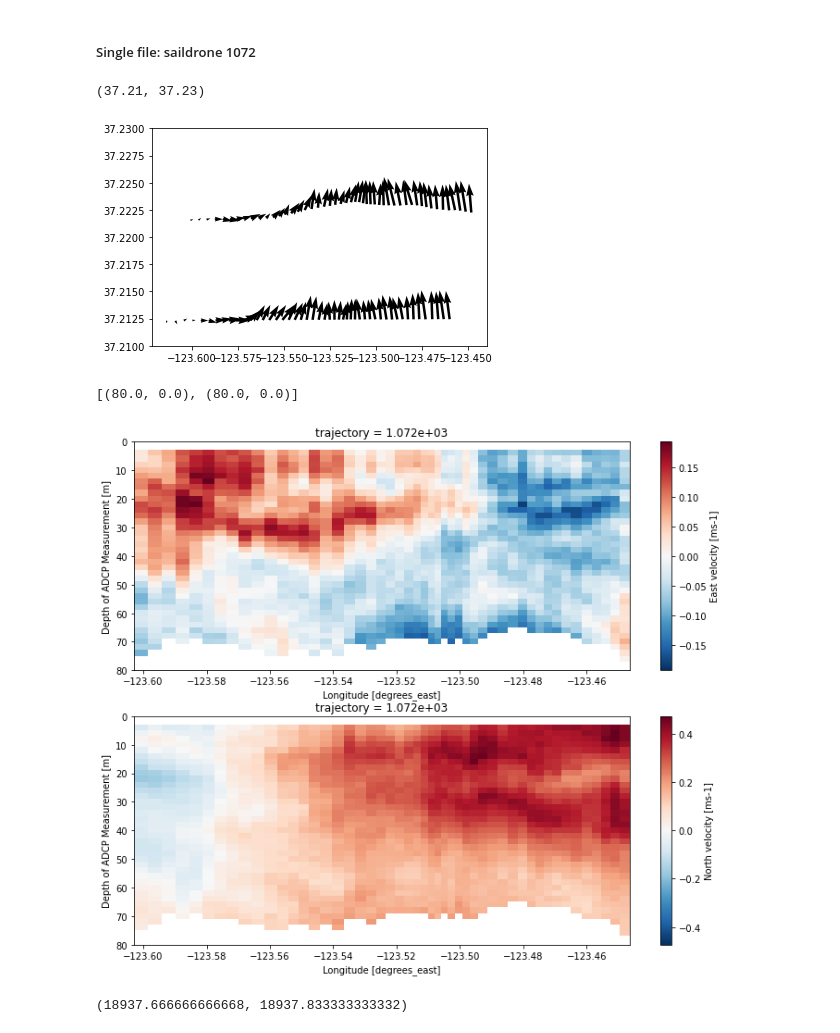
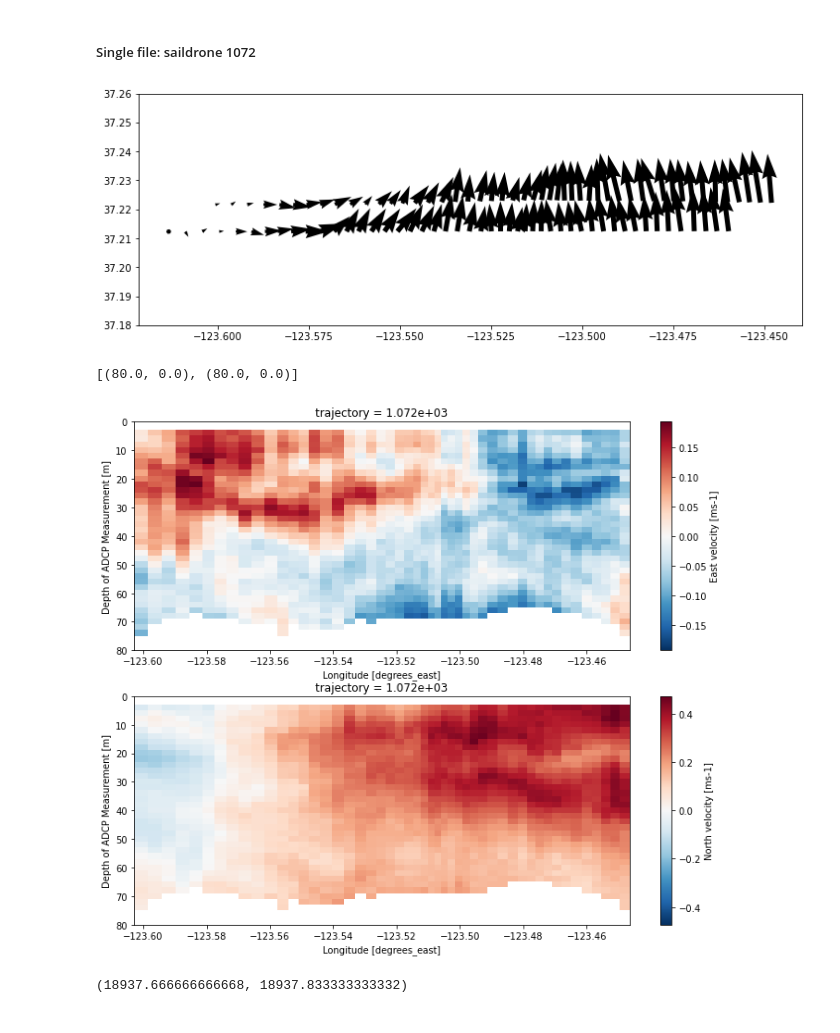
Before and after one commit to podaac/2022-SMODE-Open-Data-Workshop, a Jupyter notebook: insitu_dataviz_demo.ipynb, the cells around one changed output. Drawn from its saved outputs; the diff is of its cells as text; code cells hidden in the pictures.

```diff
--- a/insitu_dataviz_demo.ipynb
+++ b/insitu_dataviz_demo.ipynb
@@ -214,28 +226,31 @@ subset73 = adcp73.where((adcp73.time>=t0)&(adcp73.time<=t1),drop=True)
 # %%
 depth_bin = 2
 
+fig, ax = plt.subplots(figsize=(12,8))
+
 for subset in [subset72,subset73]:
 
-    plt.quiver(
+    ax.quiver(
         subset.longitude,
         subset.latitude,
         subset.vel_east.isel(cell_depth=depth_bin),
-        subset.vel_north.isel(cell_depth=depth_bin)
+        subset.vel_north.isel(cell_depth=depth_bin),
+        scale = 6
     )
 
-plt.ylim(37.21,37.23)
+ax.set_ylim(37.18,37.26)
+ax.set_aspect(np.cos(37.22*np.pi/180))
 # %% [output]
-(37.21, 37.23)
-[figure, old version]
+[figure, new version]
 # %%
 # Example: vertical sections
 fig, axs = plt.subplots(2,1, figsize=(12,10))
-subset72.vel_east.where(subset72.percent_good>90).plot(x='longitude',y='cell_depth',ax=axs[0])
-subset72.vel_north.where(subset72.percent_good>90).plot(x='longitude',y='cell_depth',ax=axs[1])
+subset72.vel_east.where(subset72.percent_good>95).plot(x='longitude',y='cell_depth',ax=axs[0])
+subset72.vel_north.where(subset72.percent_good>95).plot(x='longitude',y='cell_depth',ax=axs[1])
 [ax.set_ylim(80,0) for ax in axs]
 # %% [output]
 [(80.0, 0.0), (80.0, 0.0)]
-[figure, old version]
+[figure, new version]
 # %%
 # Example: calculate and plot vertical shear
 fig, ax = plt.subplots(figsize=(12,4))
```
Also changed, not shown: parts of 18 cells of this notebook, 1 other file.
